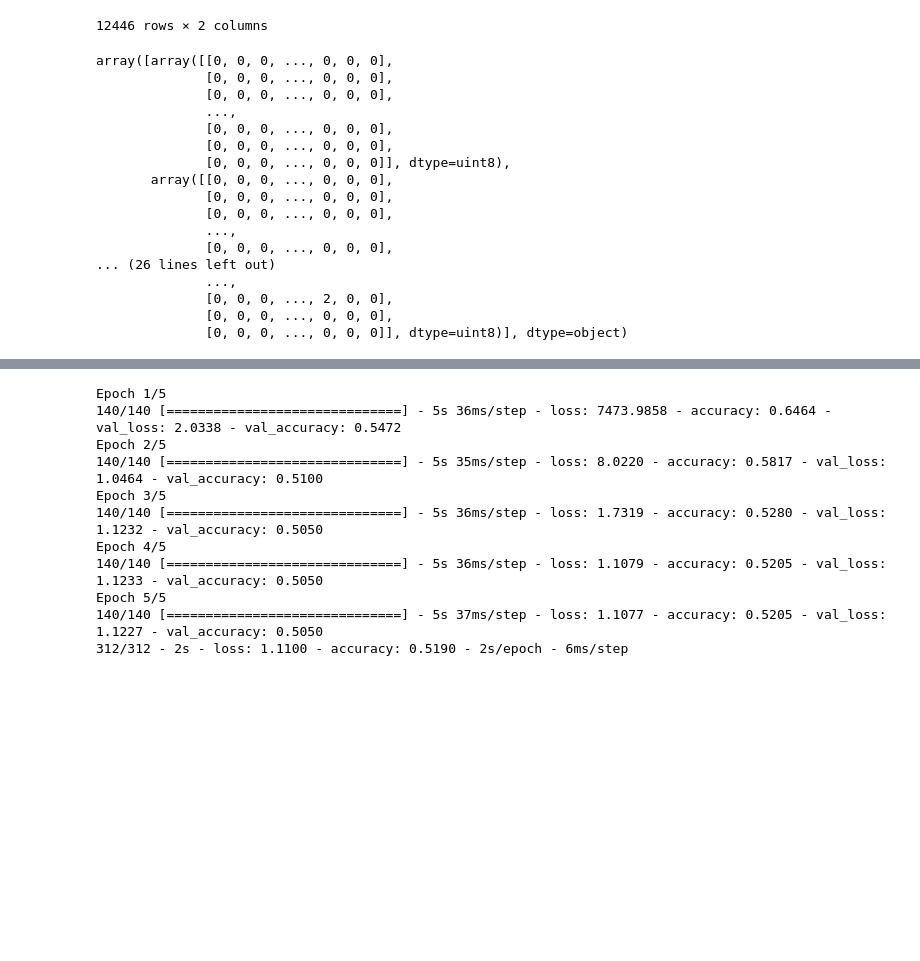
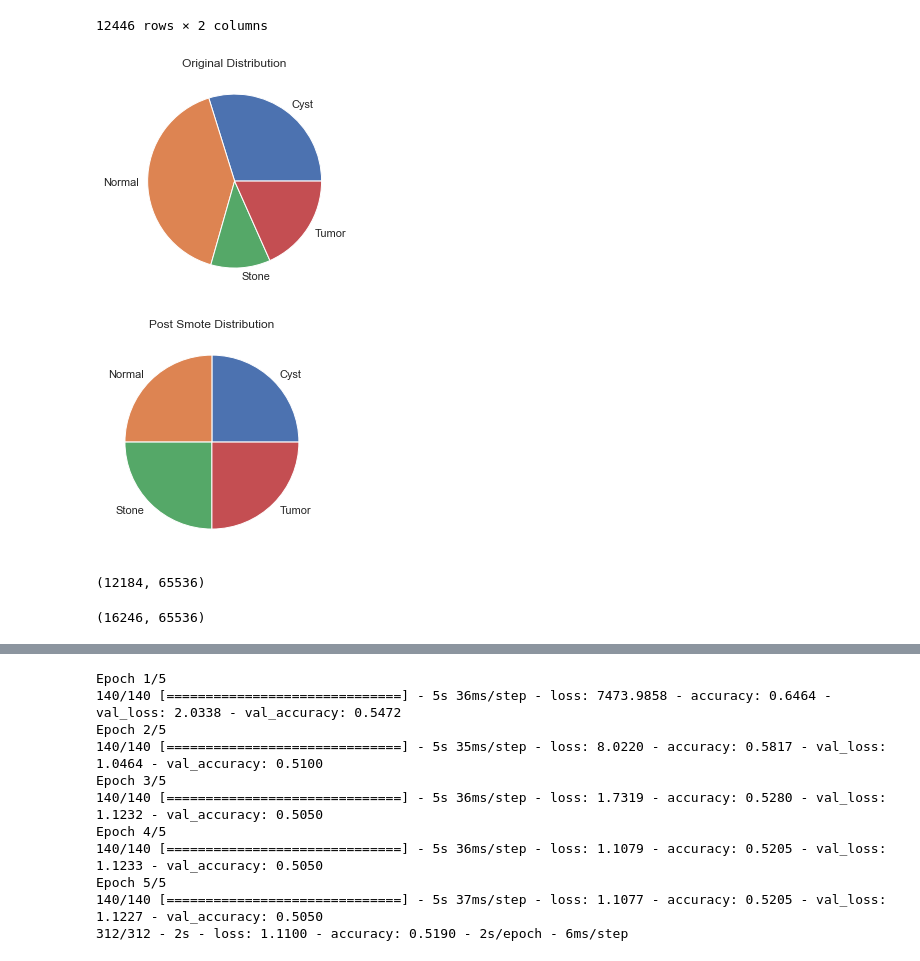
Before and after one commit to kara-christensen/CarriganNeginKaraFinalProject, a Jupyter notebook: Final_Project.ipynb, the cells around one changed output, grey strips where cells are left out. Cells and saved outputs as stored; diff of their text form; code cells hidden in the pictures; blank space fills up the shorter version.

Commit message:
Implemented SMOTE, created a validation set in addition to train and test sets

```diff
--- a/Final_Project.ipynb
+++ b/Final_Project.ipynb
@@ -134,0 +149,29 @@ y = imgWithLabel['target'].to_numpy()
+# %%
+# Reshape/ unpack the array of images, then flatten it so it is prepared for smote
+X = np.array([x for x in X])
+nsamples, nx, ny = X.shape
+X = X.reshape((nsamples,nx*ny))
+# %%
+# SMOTE to balance classes
+
+# Original class distribution
+unique, counts = np.unique(y, return_counts=True)
+uniqueLables = [labelDictionary[x] for x in unique]
+plt.pie(counts, labels = uniqueLables)
+plt.title('Original Distribution')
+plt.show()
+
+# Perform SMOTE sampling
+oversample = SMOTE()
+Xsmote, ysmote = oversample.fit_resample(X, y)
+
+
+# Updated class distribution
+uniquesmote, countssmote = np.unique(ysmote, return_counts=True)
+uniqueLablessmote = [labelDictionary[x] for x in uniquesmote]
+plt.pie(countssmote, labels = uniqueLablessmote)
+plt.title('Post Smote Distribution')
+plt.show()
+# %% [output]
+[figure, added]
+[figure, added]
@@ -143,28 +193,16 @@ y_train = y_train[shuffled_indices]
 # %%
-X_train
+X_train.shape
 # %% [output]
-array([array([[0, 0, 0, ..., 0, 0, 0],
-              [0, 0, 0, ..., 0, 0, 0],
-              [0, 0, 0, ..., 0, 0, 0],
-              ...,
-              [0, 0, 0, ..., 0, 0, 0],
-              [0, 0, 0, ..., 0, 0, 0],
-              [0, 0, 0, ..., 0, 0, 0]], dtype=uint8),
-       array([[0, 0, 0, ..., 0, 0, 0],
-              [0, 0, 0, ..., 0, 0, 0],
-              [0, 0, 0, ..., 0, 0, 0],
-              ...,
-              [0, 0, 0, ..., 0, 0, 0],
-... (26 lines left out)
-              ...,
-              [0, 0, 0, ..., 2, 0, 0],
-              [0, 0, 0, ..., 0, 0, 0],
-              [0, 0, 0, ..., 0, 0, 0]], dtype=uint8)], dtype=object)
+(12184, 65536)
 # %%
 X_train = np.stack(X_train, axis=0)
 Y_train = np.stack(y_train, axis=0)
 X_test = np.stack(X_test, axis=0)
 Y_test = np.stack(y_test, axis=0)
+# %%
+X_train.shape
+# %% [output]
+(16246, 65536)
 # %%
 def build_multiclass_model(n_classes, learning_rate=0.01):
     """
```
Also changed, not shown: parts of 14 cells of this notebook.
